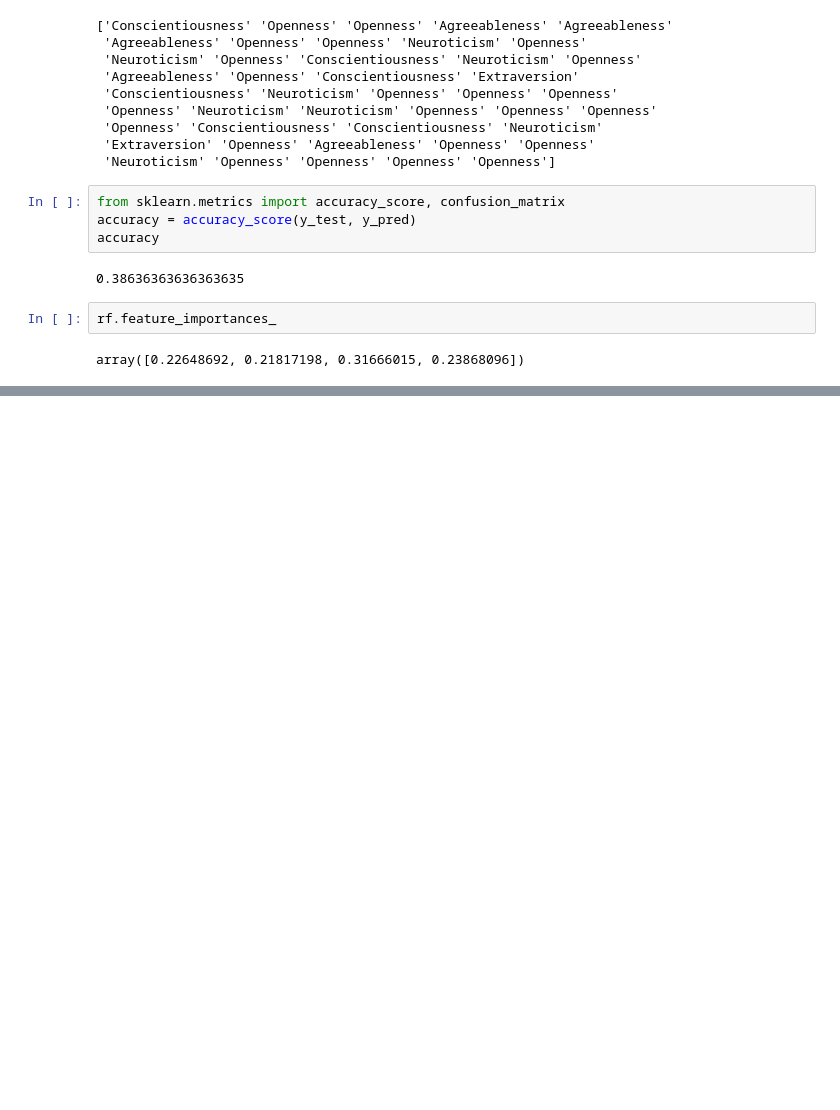
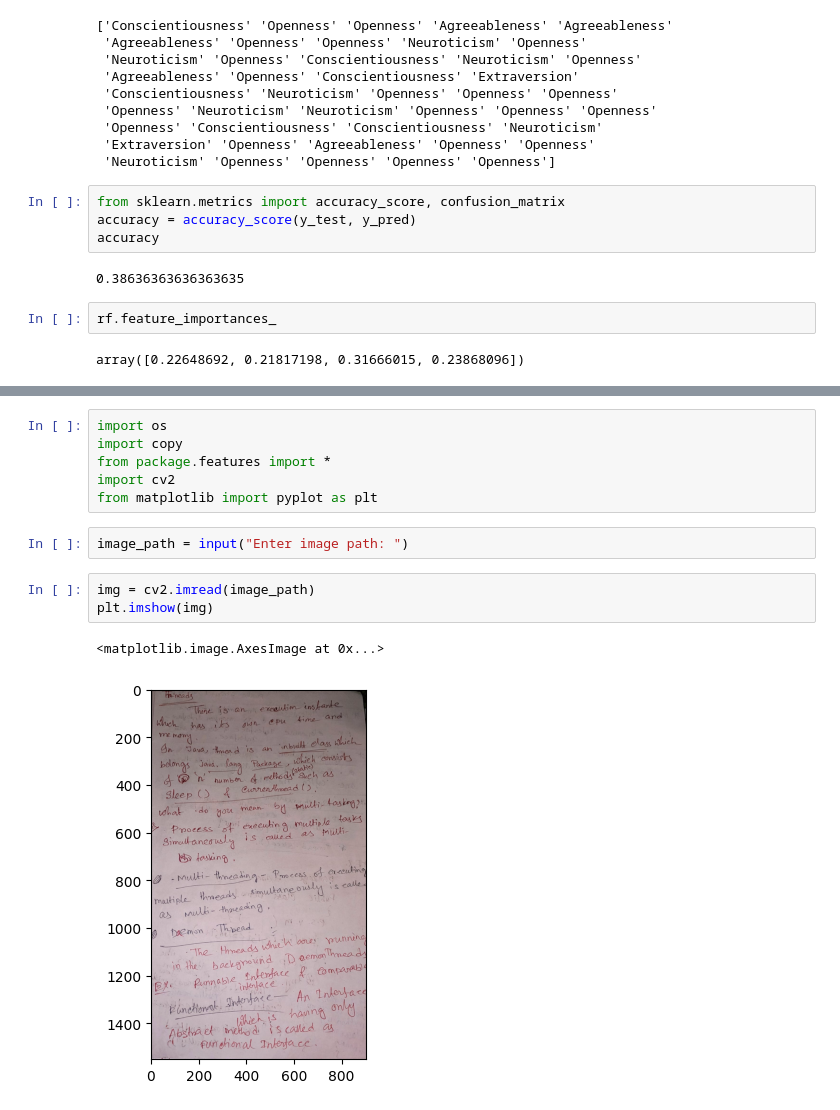
Before and after one commit to subhadip6869/Personality_Prediction, a Jupyter notebook: personality_randomforest.ipynb, the cells around one changed output, grey strips where cells are left out. Cells and saved outputs as stored; diff of their text form; blank space fills up the shorter version.

Commit message:
added external image output for random forest

```diff
--- a/personality_randomforest.ipynb
+++ b/personality_randomforest.ipynb
@@ -136,0 +143,14 @@ array([0.22648692, 0.21817198, 0.31666015, 0.23868096])
+# %%
+import os
+import copy
+from package.features import *
+import cv2
+from matplotlib import pyplot as plt
+# %%
+image_path = input("Enter image path: ")
+# %%
+img = cv2.imread(image_path)
+plt.imshow(img)
+# %% [output]
+<matplotlib.image.AxesImage at 0x...>
+[figure, added]
```
Also changed, not shown: parts of 5 cells of this notebook, 5 other files.
